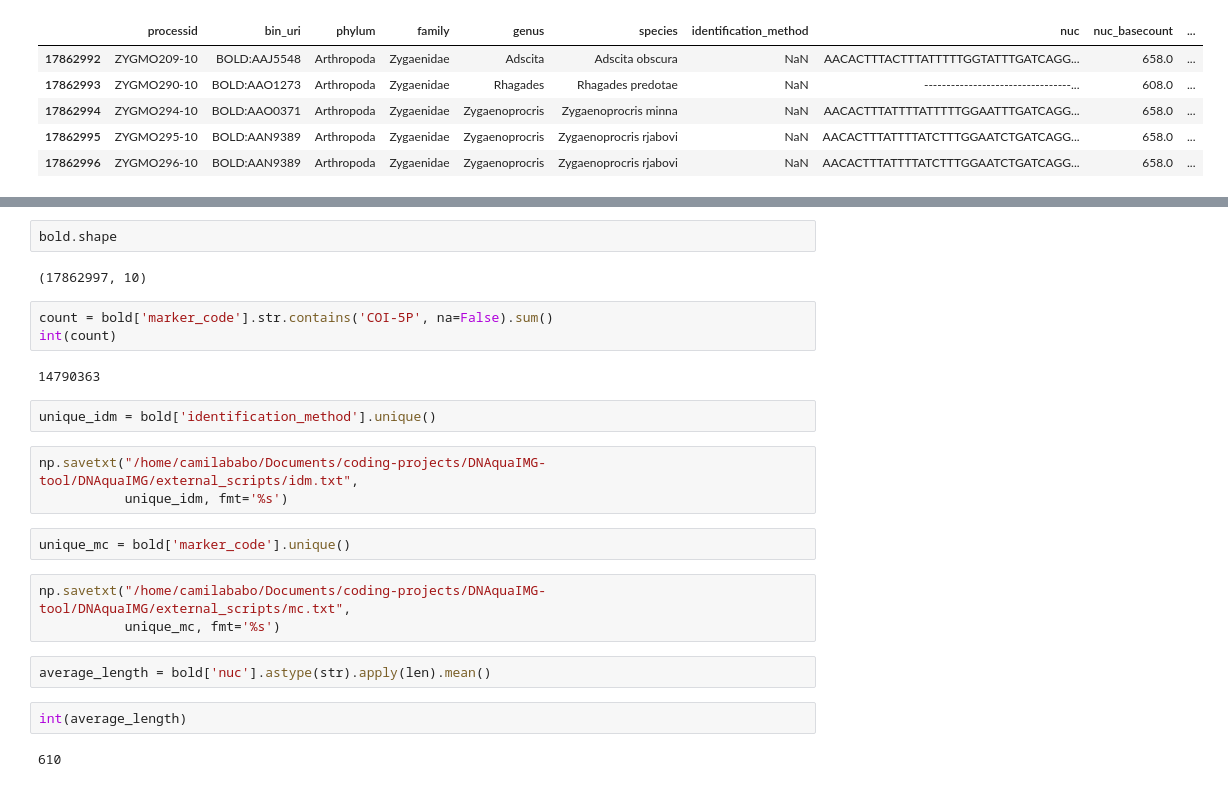
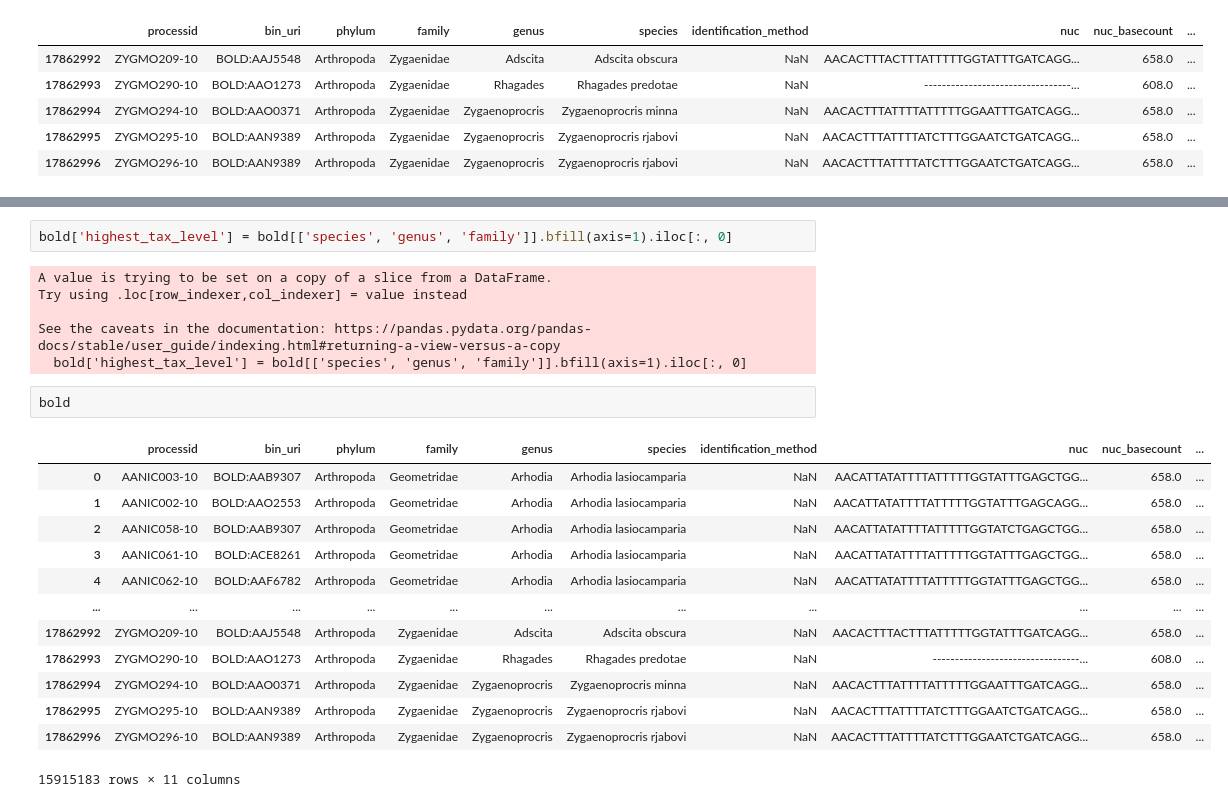
Before and after one commit to CIBIO-BU/mozaiko, a Jupyter notebook: external_scripts/bold-data-package.ipynb, the cells around one changed output, grey strips where cells are left out. Cells and saved outputs as stored; diff of their text form.

```diff
--- a/external_scripts/bold-data-package.ipynb
+++ b/external_scripts/bold-data-package.ipynb
@@ -24,25 +76,24 @@ non_null_id
+# %%
+bold['highest_tax_level'] = bold[['species', 'genus', 'family']].bfill(axis=1).iloc[:, 0]
+# %% [output]
+A value is trying to be set on a copy of a slice from a DataFrame.
+Try using .loc[row_indexer,col_indexer] = value instead
+
+See the caveats in the documentation: https://pandas.pydata.org/pandas-docs/stable/user_guide/indexing.html#returning-a-view-versus-a-copy
+  bold['highest_tax_level'] = bold[['species', 'genus', 'family']].bfill(axis=1).iloc[:, 0]
 # %%
-bold.shape
+bold
 # %% [output]
+|  | processid | bin_uri | phylum | family | genus | species | identification_method | nuc | nuc_basecount | ... |
+| 0 | AANIC003-10 | BOLD:AAB9307 | Arthropoda | Geometridae | Arhodia | Arhodia lasiocamparia | NaN | AACATTATATTTTATTTTTGGTATTTGAGCTGG... | 658.0 | ... |
+| 1 | AANIC002-10 | BOLD:AAO2553 | Arthropoda | Geometridae | Arhodia | Arhodia lasiocamparia | NaN | AACATTATATTTTATTTTTGGTATTTGAGCAGG... | 658.0 | ... |
+| 2 | AANIC058-10 | BOLD:AAB9307 | Arthropoda | Geometridae | Arhodia | Arhodia lasiocamparia | NaN | AACATTATATTTTATTTTTGGTATCTGAGCTGG... | 658.0 | ... |
+| 3 | AANIC061-10 | BOLD:ACE8261 | Arthropoda | Geometridae | Arhodia | Arhodia lasiocamparia | NaN | AACATTATATTTTATTTTTGGTATTTGAGCTGG... | 658.0 | ... |
+| 4 | AANIC062-10 | BOLD:AAF6782 | Arthropoda | Geometridae | Arhodia | Arhodia lasiocamparia | NaN | AACATTATATTTTATTTTTGGTATTTGAGCTGG... | 658.0 | ... |
+| ... | ... | ... | ... | ... | ... | ... | ... | ... | ... | ... |
+| 17862992 | ZYGMO209-10 | BOLD:AAJ5548 | Arthropoda | Zygaenidae | Adscita | Adscita obscura | NaN | AACACTTTACTTTATTTTTGGTATTTGATCAGG... | 658.0 | ... |
+| 17862993 | ZYGMO290-10 | BOLD:AAO1273 | Arthropoda | Zygaenidae | Rhagades | Rhagades predotae | NaN | ---------------------------------... | 608.0 | ... |
+| 17862994 | ZYGMO294-10 | BOLD:AAO0371 | Arthropoda | Zygaenidae | Zygaenoprocris | Zygaenoprocris minna | NaN | AACACTTTATTTTATTTTTGGAATTTGATCAGG... | 658.0 | ... |
+| 17862995 | ZYGMO295-10 | BOLD:AAN9389 | Arthropoda | Zygaenidae | Zygaenoprocris | Zygaenoprocris rjabovi | NaN | AACACTTTATTTTATCTTTGGAATCTGATCAGG... | 658.0 | ... |
+| 17862996 | ZYGMO296-10 | BOLD:AAN9389 | Arthropoda | Zygaenidae | Zygaenoprocris | Zygaenoprocris rjabovi | NaN | AACACTTTATTTTATCTTTGGAATCTGATCAGG... | 658.0 | ... |
-(17862997, 10)
+15915183 rows × 11 columns
-# %%
-count = bold['marker_code'].str.contains('COI-5P', na=False).sum()
-int(count)
-# %% [output]
-14790363
-# %%
-unique_idm = bold['identification_method'].unique()
-# %%
-np.savetxt("/home/camilababo/Documents/coding-projects/DNAquaIMG-tool/DNAquaIMG/external_scripts/idm.txt",
-           unique_idm, fmt='%s')
-# %%
-unique_mc = bold['marker_code'].unique()
-# %%
-np.savetxt("/home/camilababo/Documents/coding-projects/DNAquaIMG-tool/DNAquaIMG/external_scripts/mc.txt",
-           unique_mc, fmt='%s')
-# %%
-average_length = bold['nuc'].astype(str).apply(len).mean()
-# %%
-int(average_length)
-# %% [output]
-610
```
Also changed, not shown: parts of 17 cells of this notebook, 1 other file.
